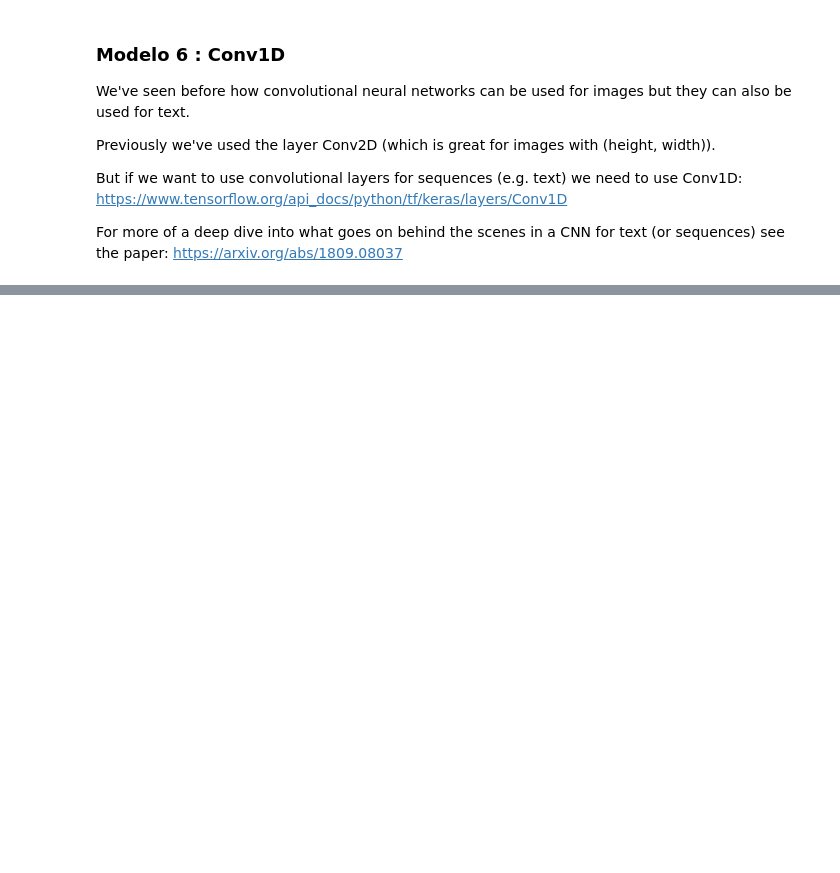
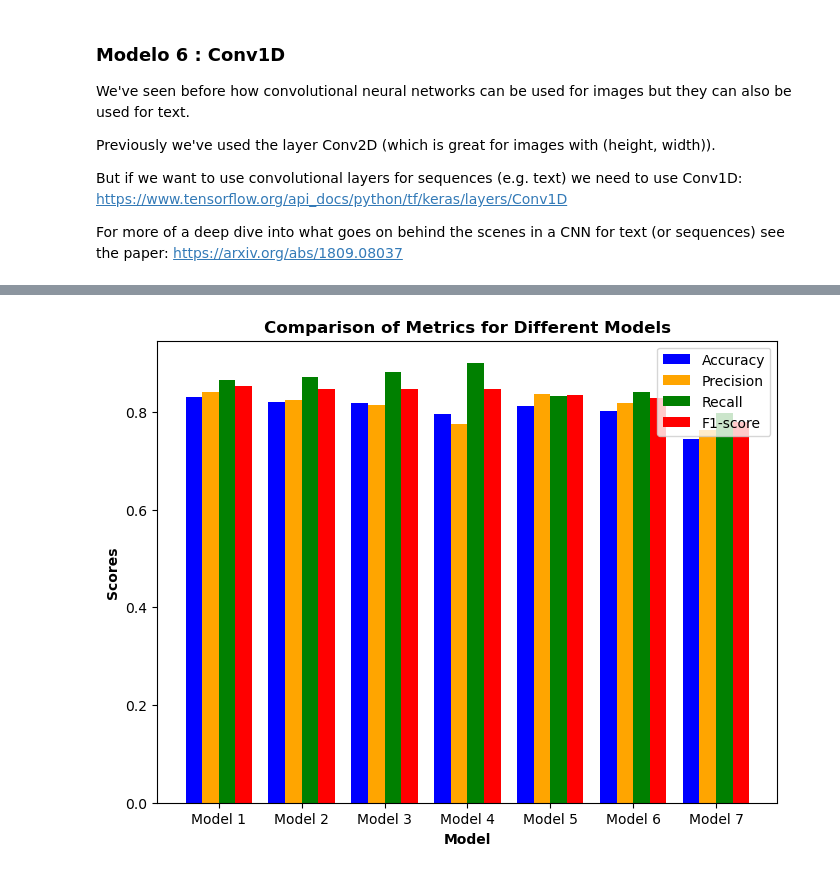
Before and after one commit to MNGARCIA085/IA---Study, a Jupyter notebook: S10 -nlp/Covid - sentiment analysis/Untitled.ipynb, the cells around one changed output, grey strips where cells are left out. Cells and saved outputs as stored; diff of their text form; code cells hidden in the pictures; blank space fills up the shorter version.

Commit message:
nlp models

```diff
--- a/S10 -nlp/Covid - sentiment analysis/Untitled.ipynb
+++ b/S10 -nlp/Covid - sentiment analysis/Untitled.ipynb
@@ -714,7 +713,7 @@ model_5.compile(loss="binary_crossentropy",
                 metrics=['accuracy', 'Precision','Recall'])
 
 # Fit the model
-history_5 = model_1.fit(train_dataset,
+history_5 = model_5.fit(train_dataset,
                         epochs=5,
                         validation_data=validation_dataset)
 # %% [output]
@@ -757,0 +814,3 @@ For more of a deep dive into what goes on behind the scenes in a CNN for text (o
+# %%
+# evaluate
+score6 = model_6.evaluate(test_dataset)
@@ -757,0 +912,3 @@ For more of a deep dive into what goes on behind the scenes in a CNN for text (o
+# %%
+# evaluate
+score7 = model_7.evaluate(test_dataset)
@@ -757,0 +917,11 @@ For more of a deep dive into what goes on behind the scenes in a CNN for text (o
+# %%
+model_7_results = {
+    'name': 'Model 7',
+    'accuracy':score7[1],
+    'precision':score7[2],
+    'recall':score7[3],
+    'f1-score': (2*(score7[2]*score7[3]))/(score7[2]+score7[3])
+}
+
+
+results.append(model_7_results)
@@ -757,0 +943,37 @@ For more of a deep dive into what goes on behind the scenes in a CNN for text (o
+# %%
+#all_model_results.plot(kind="bar", figsize=(10, 7)).legend(bbox_to_anchor=(1.0, 1.0));
+
+df = pd.DataFrame(results)
+
+
+
+# Configurar el tamaño de la figura
+plt.figure(figsize=(8, 6))
+
+
+# Configurar el gráfico de barras
+bar_width = 0.2
+bar_positions = range(len(df['name']))
+colors = ['blue', 'orange', 'green', 'red']
+
+# Crear barras para cada métrica
+plt.bar(bar_positions, df['accuracy'], width=bar_width, label='Accuracy', color=colors[0])
+plt.bar([pos + bar_width for pos in bar_positions], df['precision'], width=bar_width, label='Precision', color=colors[1])
+plt.bar([pos + 2*bar_width for pos in bar_positions], df['recall'], width=bar_width, label='Recall', color=colors[2])
+plt.bar([pos + 3*bar_width for pos in bar_positions], df['f1-score'], width=bar_width, label='F1-score', color=colors[3])
+
+
+
+# Añadir etiquetas y título
+plt.xlabel('Model',fontweight='bold')
+plt.ylabel('Scores',fontweight='bold')
+plt.title('Comparison of Metrics for Different Models',fontweight='bold')
+plt.xticks([pos + 1.5*bar_width for pos in bar_positions], df['name'])
+
+# Añadir leyenda
+plt.legend()
+
+# Mostrar el gráfico de barras
+plt.show()
+# %% [output]
+[figure, added]
```
Also changed, not shown: parts of 45 cells of this notebook.
